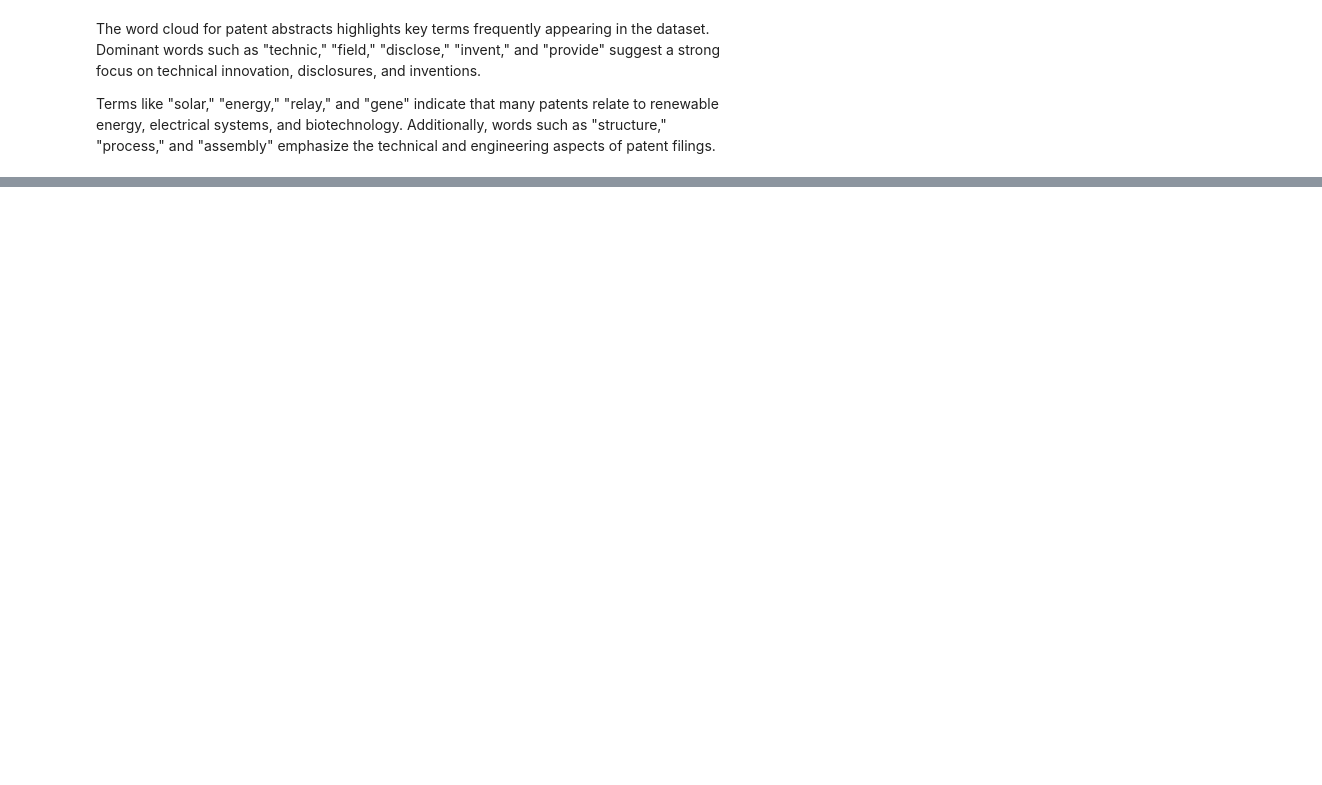
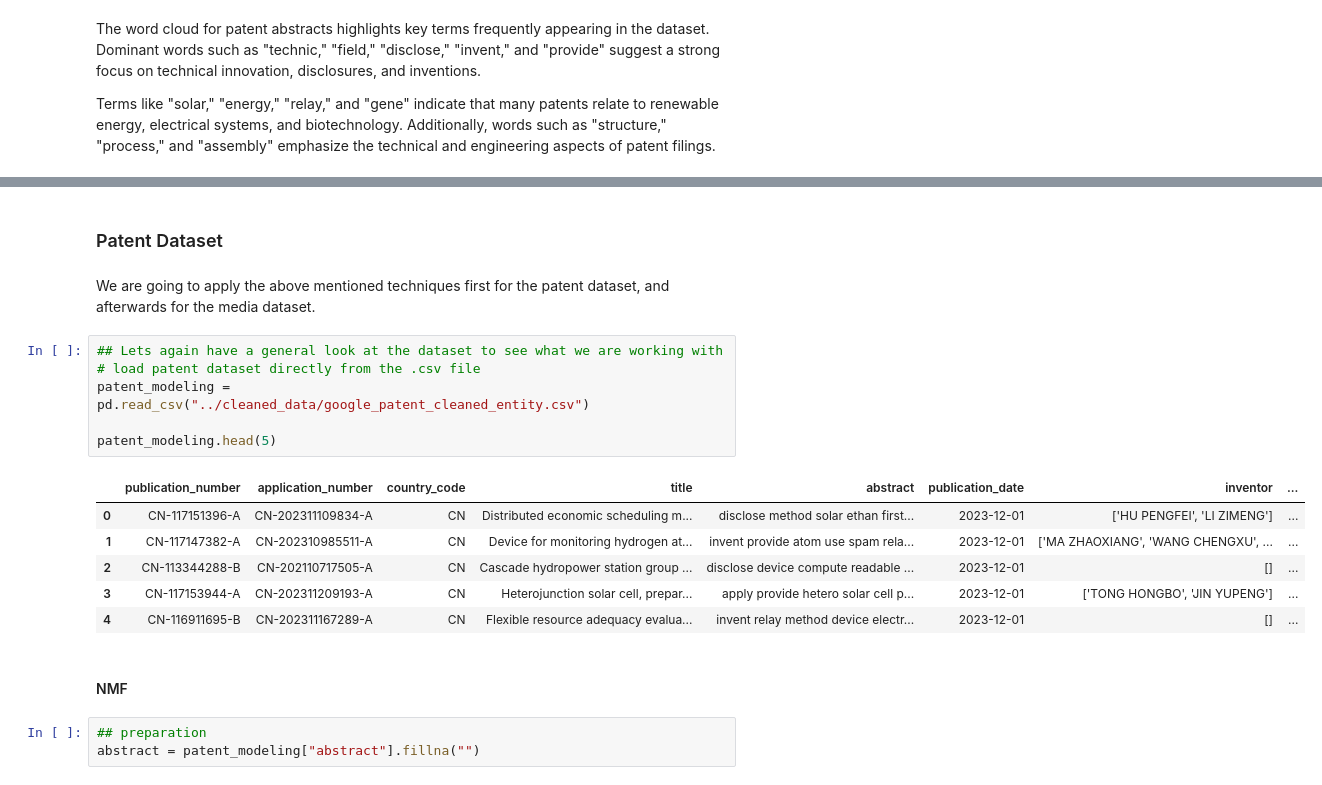
Before and after one commit to cmimholz/computational-language-technology-project, a Jupyter notebook: notebooks/stage1.ipynb, the cells around one changed output, grey strips where cells are left out. Cells and saved outputs as stored; diff of their text form; blank space fills up the shorter version.

```diff
--- a/notebooks/stage1.ipynb
+++ b/notebooks/stage1.ipynb
@@ -1152,0 +794,22 @@ Check file
+# %% [markdown]
+### Patent Dataset
+# %% [markdown]
+We are going to apply the above mentioned techniques first for the patent dataset, and afterwards for the media dataset.
+# %%
+## Lets again have a general look at the dataset to see what we are working with
+# load patent dataset directly from the .csv file
+patent_modeling = pd.read_csv("../cleaned_data/google_patent_cleaned_entity.csv")
+
+patent_modeling.head(5)
+# %% [output]
+|  | publication_number | application_number | country_code | title | abstract | publication_date | inventor | ... |
+| 0 | CN-117151396-A | CN-202311109834-A | CN | Distributed economic scheduling m... | disclose method solar ethan first... | 2023-12-01 | ['HU PENGFEI', 'LI ZIMENG'] | ... |
+| 1 | CN-117147382-A | CN-202310985511-A | CN | Device for monitoring hydrogen at... | invent provide atom use spam rela... | 2023-12-01 | ['MA ZHAOXIANG', 'WANG CHENGXU', ... | ... |
+| 2 | CN-113344288-B | CN-202110717505-A | CN | Cascade hydropower station group ... | disclose device compute readable ... | 2023-12-01 | [] | ... |
+| 3 | CN-117153944-A | CN-202311209193-A | CN | Heterojunction solar cell, prepar... | apply provide hetero solar cell p... | 2023-12-01 | ['TONG HONGBO', 'JIN YUPENG'] | ... |
+| 4 | CN-116911695-B | CN-202311167289-A | CN | Flexible resource adequacy evalua... | invent relay method device electr... | 2023-12-01 | [] | ... |
+# %% [markdown]
+#### NMF
+# %%
+## preparation
+abstract = patent_modeling["abstract"].fillna("")
```
Also changed, not shown: parts of 61 cells of this notebook.
